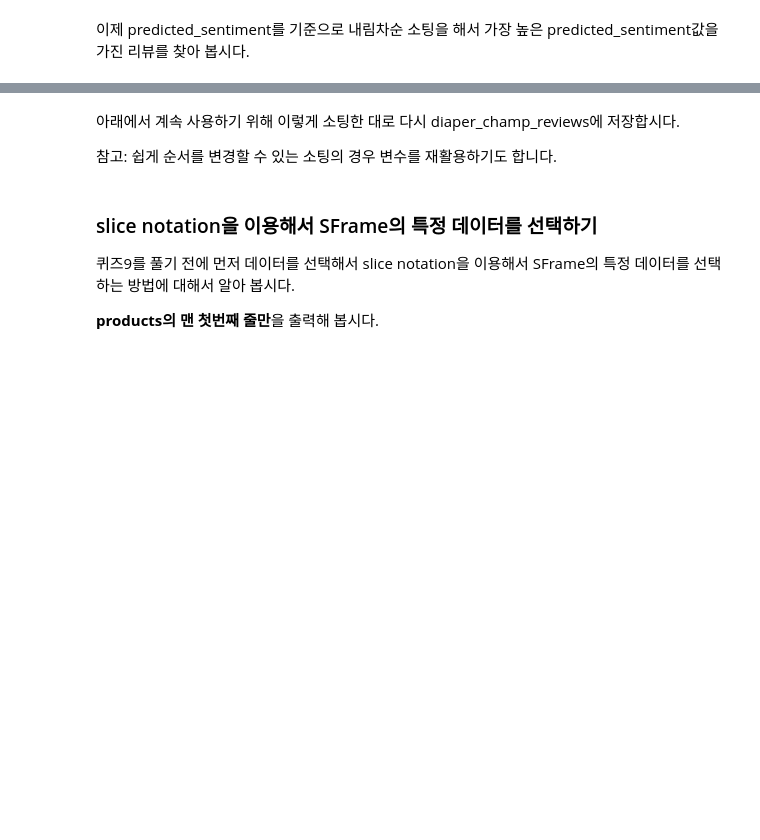
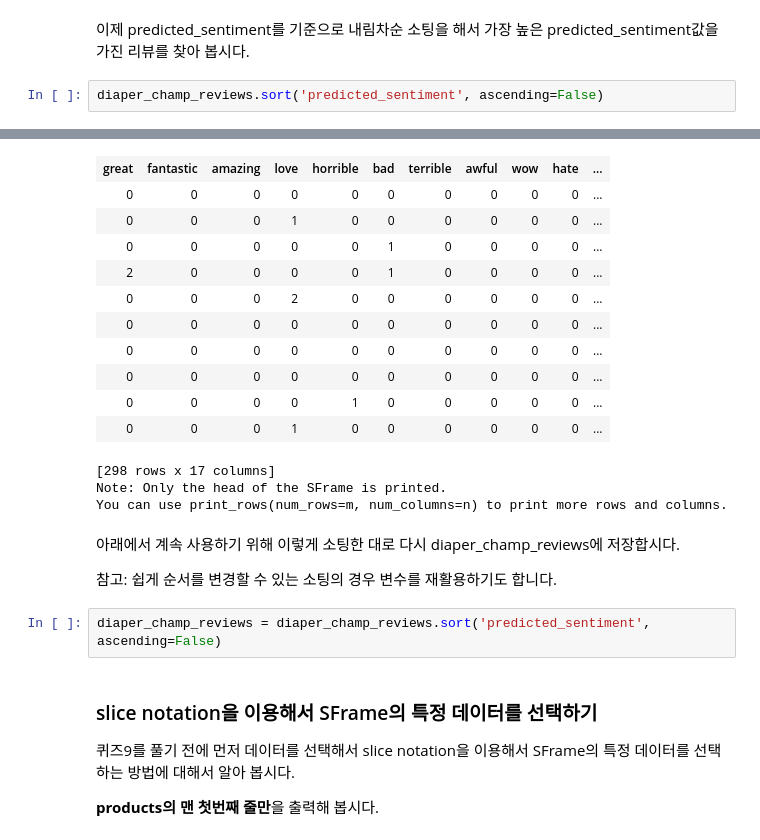
Before and after one commit to moncstl/jupyter, a Jupyter notebook: w3_-_classification_-_analyzing_product_sentiment_-_trainee.ipynb, the cells around one changed output, grey strips where cells are left out. Saved outputs shown, nothing was run; the diff lists cells and outputs as text; blank space fills up the shorter version.

```diff
--- a/w3_-_classification_-_analyzing_product_sentiment_-_trainee.ipynb
+++ b/w3_-_classification_-_analyzing_product_sentiment_-_trainee.ipynb
@@ -746,3 +1109,6 @@ sentiment_model을 이용해서 'Baby Trend Diaper Champ'라는 상품 리뷰의
 diaper_champ_reviews를 출력해서 잘 저장되었는지 확인해 봅시다.
 # %% [markdown]
 이제 predicted_sentiment를 기준으로 내림차순 소팅을 해서 가장 높은 predicted_sentiment값을 가진 리뷰를 찾아 봅시다.
+# %%
+diaper_champ_reviews.sort('predicted_sentiment', ascending=False)
+# %% [output]
@@ -749,7 +1126,23 @@ diaper_champ_reviews를 출력해서 잘 저장되었는지 확인해 봅시다.
+| great | fantastic | amazing | love | horrible | bad | terrible | awful | wow | hate | ... |
+| 0 | 0 | 0 | 0 | 0 | 0 | 0 | 0 | 0 | 0 | ... |
+| 0 | 0 | 0 | 1 | 0 | 0 | 0 | 0 | 0 | 0 | ... |
+| 0 | 0 | 0 | 0 | 0 | 1 | 0 | 0 | 0 | 0 | ... |
+| 2 | 0 | 0 | 0 | 0 | 1 | 0 | 0 | 0 | 0 | ... |
+| 0 | 0 | 0 | 2 | 0 | 0 | 0 | 0 | 0 | 0 | ... |
+| 0 | 0 | 0 | 0 | 0 | 0 | 0 | 0 | 0 | 0 | ... |
+| 0 | 0 | 0 | 0 | 0 | 0 | 0 | 0 | 0 | 0 | ... |
+| 0 | 0 | 0 | 0 | 0 | 0 | 0 | 0 | 0 | 0 | ... |
+| 0 | 0 | 0 | 0 | 1 | 0 | 0 | 0 | 0 | 0 | ... |
+| 0 | 0 | 0 | 1 | 0 | 0 | 0 | 0 | 0 | 0 | ... |
+[298 rows x 17 columns]
+Note: Only the head of the SFrame is printed.
+You can use print_rows(num_rows=m, num_columns=n) to print more rows and columns.
 # %% [markdown]
 아래에서 계속 사용하기 위해 이렇게 소팅한 대로 다시 diaper_champ_reviews에 저장합시다.
 
 참고: 쉽게 순서를 변경할 수 있는 소팅의 경우 변수를 재활용하기도 합니다.
+# %%
+diaper_champ_reviews = diaper_champ_reviews.sort('predicted_sentiment', ascending=False)
 # %% [markdown]
 ### slice notation을 이용해서 SFrame의 특정 데이터를 선택하기
 
```
Also changed, not shown: parts of 44 cells of this notebook.
